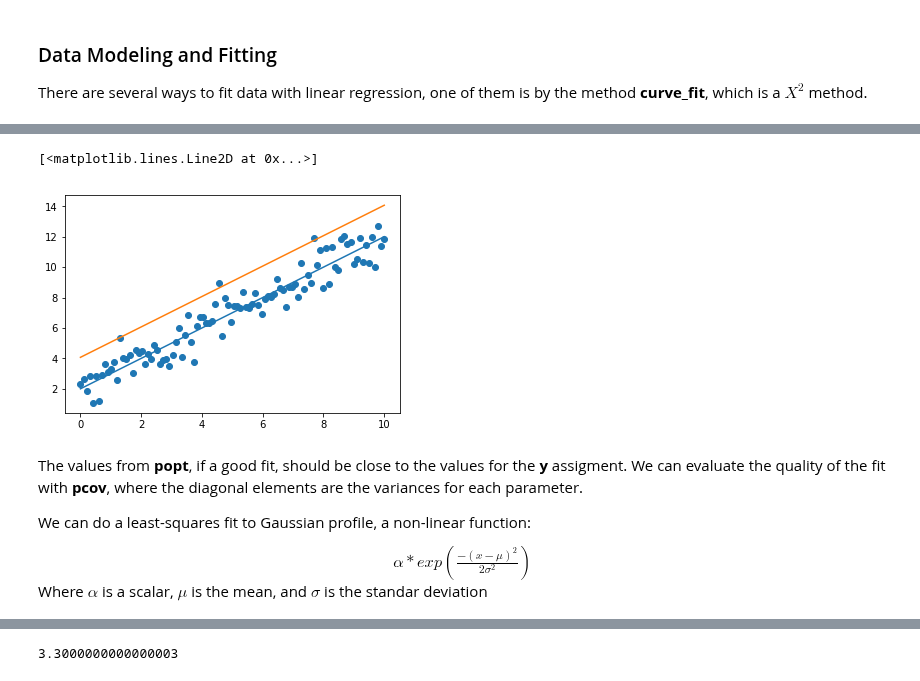
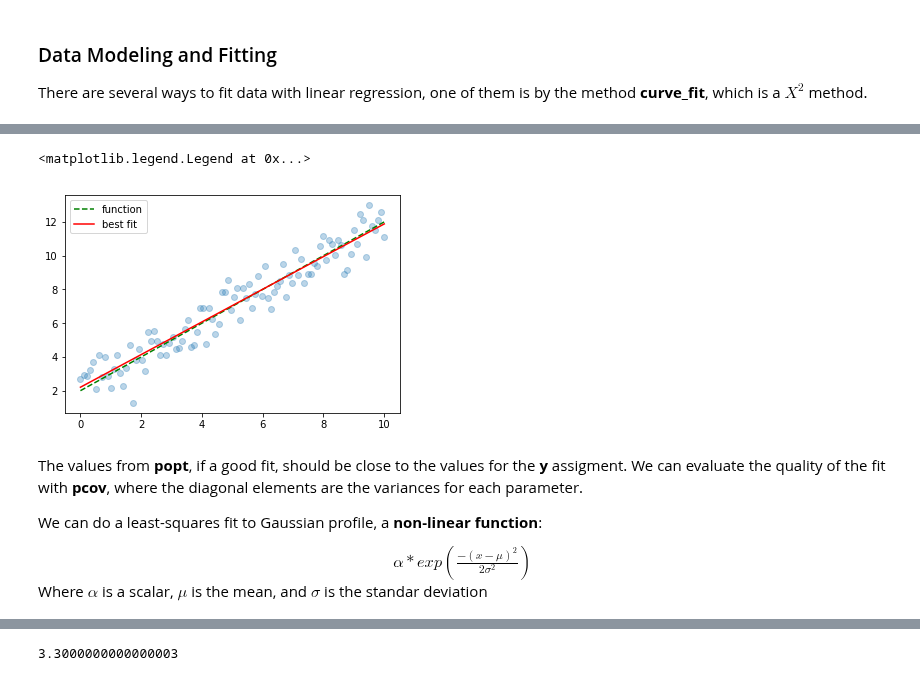
Before and after one commit to vinalyan/Data-Science, a Jupyter notebook: Python/SciPy.ipynb, the cells around one changed output, grey strips where cells are left out. Drawn from its saved outputs; the diff is of its cells as text; code cells hidden in the pictures.

```diff
--- a/Python/SciPy.ipynb
+++ b/Python/SciPy.ipynb
@@ -86,15 +67,18 @@ array([0.98709242, 2.09564206])
-# %%
-plt.scatter(x, yn)
-plt.plot(x,y)
-yn = y + popt[0] * popt[1]
-plt.plot(x, yn)
-# %% [output]
-[<matplotlib.lines.Line2D at 0x...>]
-[figure, removed]
+# %%
+# let's plot the three figures
+fig = plt.figure()
+ax = fig.add_subplot(111)
+ax.scatter(x, yn, alpha=0.3)
+ax.plot(x, y, c="green", label="function", linestyle="dashed")
+ax.plot(x, func(x, popt[0], popt[1]), label="best fit", c="r")
+ax.legend(loc="upper left")
+# %% [output]
+<matplotlib.legend.Legend at 0x...>
+[figure, added]
 # %% [markdown]
-The values from **popt**, if a good fit, should be close to the values for the **y** assigment. We can evaluate the quality of the fit with **pcov**,  where the diagonal elements are the variances for each parameter.
+The values from **popt**, if a good fit, should be close to the values for the __y__ assigment. We can evaluate the quality of the fit with **pcov**,  where the diagonal elements are the variances for each parameter.
 
-We can do a least-squares fit to Gaussian profile, a non-linear function:
+We can do a least-squares fit to Gaussian profile, a **non-linear function**:
 
 <center> $ \alpha * exp(\frac{-(x-\mu)^2}{2\sigma ^2})$ </center>
 Where $\alpha$ is a scalar, $\mu$ is the mean, and $\sigma$ is the standar deviation
```
Also changed, not shown: parts of 7 cells of this notebook.
